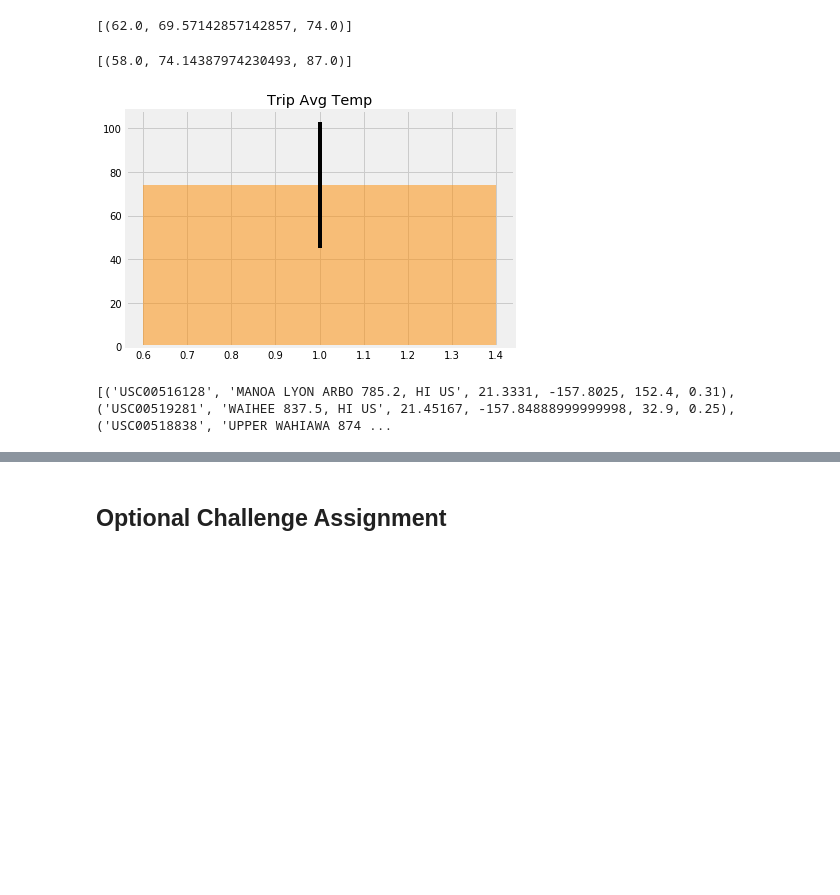
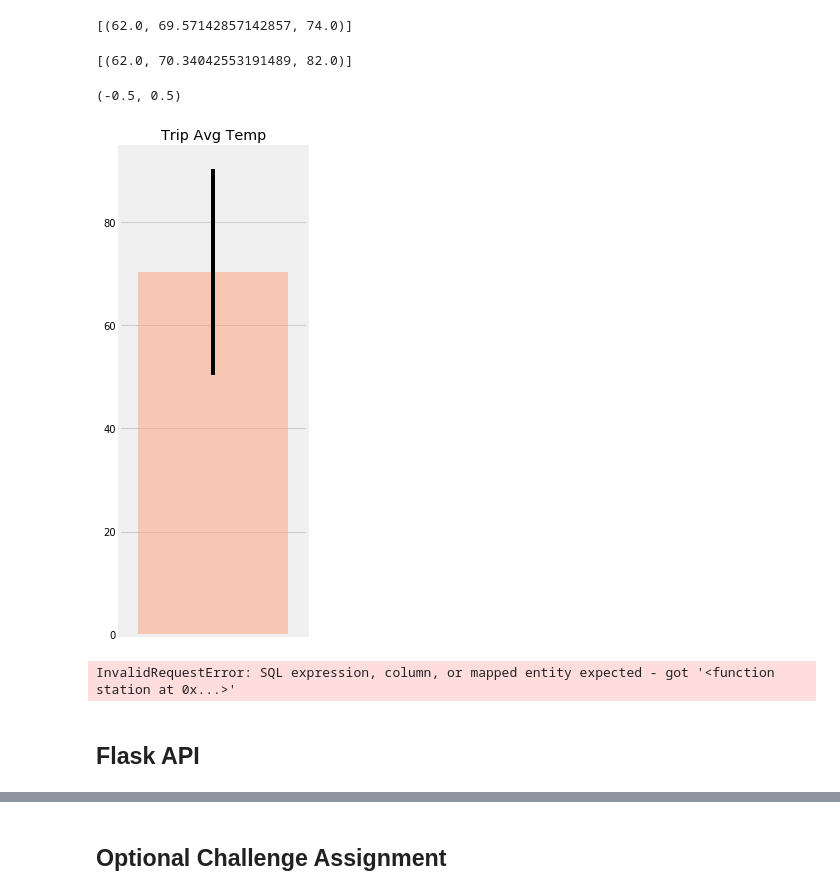
Before and after one commit to Ryanj535/surfanalysis, a Jupyter notebook: climate_analysis.ipynb, the cells around one changed output, grey strips where cells are left out. Cells and saved outputs as stored; diff of their text form; code cells hidden in the pictures; blank space fills up the shorter version.

```diff
--- a/climate_analysis.ipynb
+++ b/climate_analysis.ipynb
@@ -161,23 +190,30 @@ print(calc_temps('2012-02-28', '2012-03-05'))
 # %%
 # Use your previous function `calc_temps` to calculate the tmin, tavg, and tmax
 # for your trip using the previous year's data for those same dates.
-trip_temps = calc_temps("2017-01-01","2018-01-01")
+trip_temps = calc_temps("2017-03-05","2017-03-12")
 print(trip_temps)
 # %% [output]
-[(58.0, 74.14387974230493, 87.0)]
+[(62.0, 70.34042553191489, 82.0)]
 # %%
 # Plot the results from your previous query as a bar chart.
 # Use "Trip Avg Temp" as your Title
 # Use the average temperature for the y value
 # Use the peak-to-peak (tmax-tmin) value as the y error bar (yerr)
+fig, ax = plt.subplots(figsize=(3,9))
 y_err= trip_temps[0][2]-trip_temps[0][0]
-plt.bar(1,trip_temps[0][1],yerr=y_err,color="darkorange", alpha=0.5)
+ax.bar(0,trip_temps[0][1],yerr=y_err,color="lightsalmon", alpha=0.5)
 plt.title("Trip Avg Temp")
-plt.tight_layout()
+plt.xticks([])
+plt.xlim(-.5,.5)
 # %% [output]
+(-0.5, 0.5)
-[figure, old version]
+[figure, new version]
 # %%
 # Calculate the total amount of rainfall per weather station for your trip dates using the previous year's matching dates.
 # Sort this in descending order by precipitation amount and list the station, name, latitude, longitude, and elevation
+combined_table = session.query(Measurement.prcp, station, Station.name, Station.latitude, Station.longitude, Station.elevation).\
+join(Measurement,Station).group_by(station)
 # %% [output]
-[('USC00516128', 'MANOA LYON ARBO 785.2, HI US', 21.3331, -157.8025, 152.4, 0.31), ('USC00519281', 'WAIHEE 837.5, HI US', 21.45167, -157.84888999999998, 32.9, 0.25), ('USC00518838', 'UPPER WAHIAWA 874 ...
+InvalidRequestError: SQL expression, column, or mapped entity expected - got '<function station at 0x...>'
+# %% [markdown]
+## Flask API
```
Also changed, not shown: parts of 13 cells of this notebook, 1 other file.
